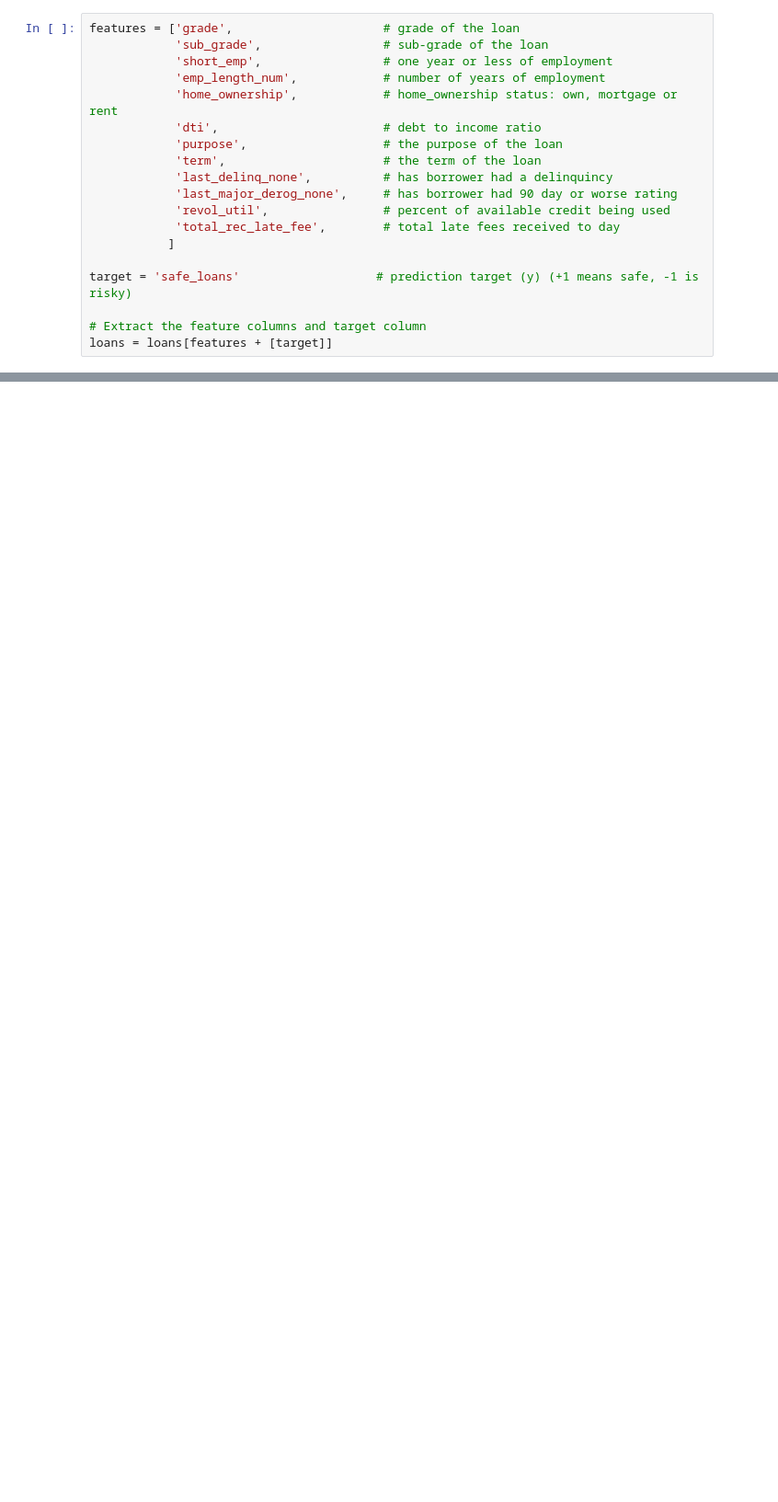
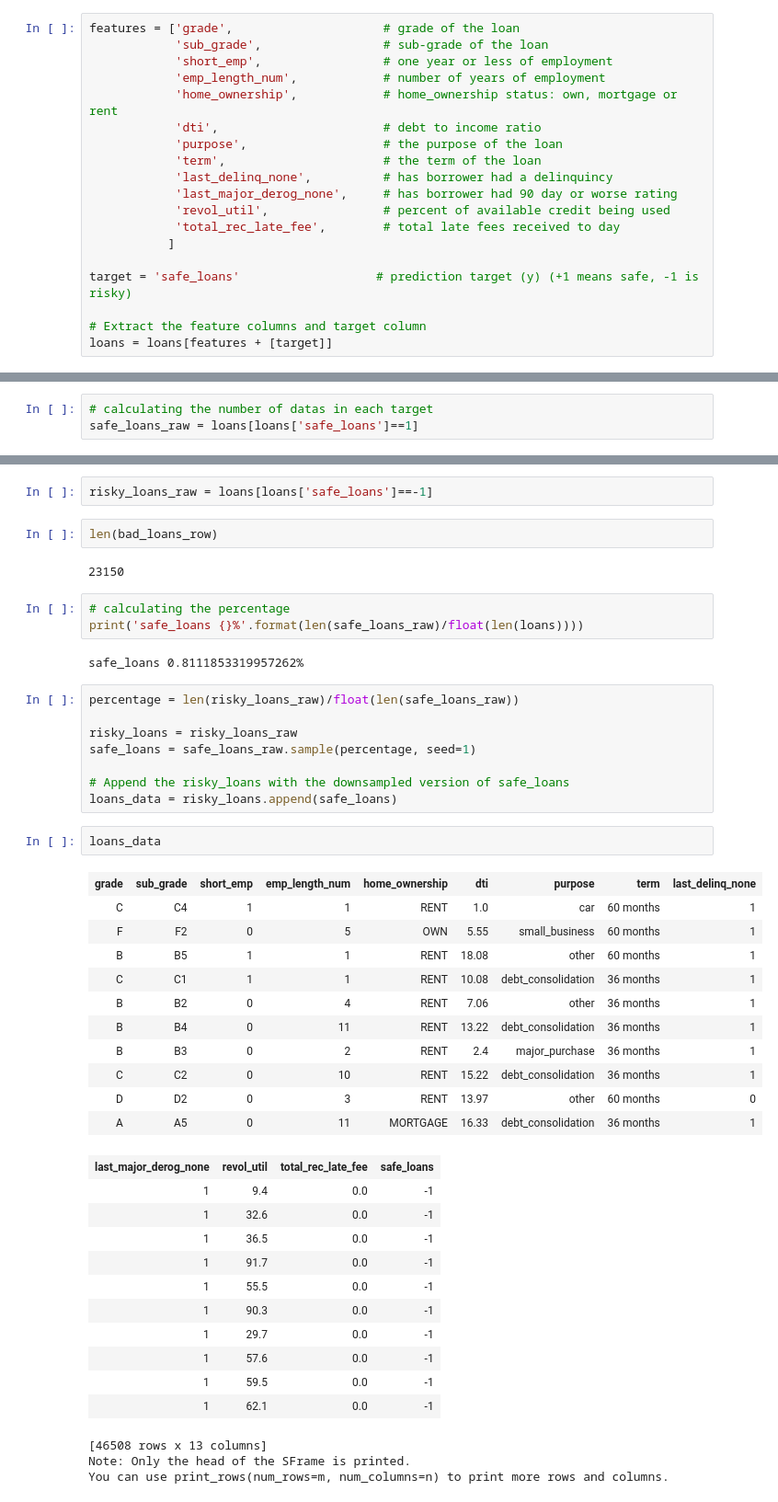
Before and after one commit to AkhilVinayakp/machine_Learning_Algorithms_python, a Jupyter notebook: classification/dicision_tree/safe_loan_classifier.ipynb, the cells around one changed output, grey strips where cells are left out. Shown at 92% size. Saved outputs shown, nothing was run; the diff lists cells and outputs as text; blank space fills up the shorter version.

```diff
--- a/classification/dicision_tree/safe_loan_classifier.ipynb
+++ b/classification/dicision_tree/safe_loan_classifier.ipynb
@@ -137,3 +137,6 @@ loans.show()
 # %% [output]
 Materializing SFrame
 [interactive output not drawn]
+# %%
+# calculating the number of datas in each target
+safe_loans_raw = loans[loans['safe_loans']==1]
@@ -139,0 +147,47 @@ Materializing SFrame
+# %%
+risky_loans_raw = loans[loans['safe_loans']==-1]
+# %%
+len(bad_loans_row)
+# %% [output]
+23150
+# %%
+# calculating the percentage
+print('safe_loans {}%'.format(len(safe_loans_raw)/float(len(loans))))
+# %% [output]
+safe_loans 0.8111853319957262%
+# %%
+percentage = len(risky_loans_raw)/float(len(safe_loans_raw))
+
+risky_loans = risky_loans_raw
+safe_loans = safe_loans_raw.sample(percentage, seed=1)
+
+# Append the risky_loans with the downsampled version of safe_loans
+loans_data = risky_loans.append(safe_loans)
+# %%
+loans_data
+# %% [output]
+| grade | sub_grade | short_emp | emp_length_num | home_ownership | dti | purpose | term | last_delinq_none |
+| C | C4 | 1 | 1 | RENT | 1.0 | car | 60 months | 1 |
+| F | F2 | 0 | 5 | OWN | 5.55 | small_business | 60 months | 1 |
+| B | B5 | 1 | 1 | RENT | 18.08 | other | 60 months | 1 |
+| C | C1 | 1 | 1 | RENT | 10.08 | debt_consolidation | 36 months | 1 |
+| B | B2 | 0 | 4 | RENT | 7.06 | other | 36 months | 1 |
+| B | B4 | 0 | 11 | RENT | 13.22 | debt_consolidation | 36 months | 1 |
+| B | B3 | 0 | 2 | RENT | 2.4 | major_purchase | 36 months | 1 |
+| C | C2 | 0 | 10 | RENT | 15.22 | debt_consolidation | 36 months | 1 |
+| D | D2 | 0 | 3 | RENT | 13.97 | other | 60 months | 0 |
+| A | A5 | 0 | 11 | MORTGAGE | 16.33 | debt_consolidation | 36 months | 1 |
+| last_major_derog_none | revol_util | total_rec_late_fee | safe_loans |
+| 1 | 9.4 | 0.0 | -1 |
+| 1 | 32.6 | 0.0 | -1 |
+| 1 | 36.5 | 0.0 | -1 |
+| 1 | 91.7 | 0.0 | -1 |
+| 1 | 55.5 | 0.0 | -1 |
+| 1 | 90.3 | 0.0 | -1 |
+| 1 | 29.7 | 0.0 | -1 |
+| 1 | 57.6 | 0.0 | -1 |
+| 1 | 59.5 | 0.0 | -1 |
+| 1 | 62.1 | 0.0 | -1 |
+[46508 rows x 13 columns]
+Note: Only the head of the SFrame is printed.
+You can use print_rows(num_rows=m, num_columns=n) to print more rows and columns.
```
Also changed, not shown: parts of 24 cells of this notebook.
